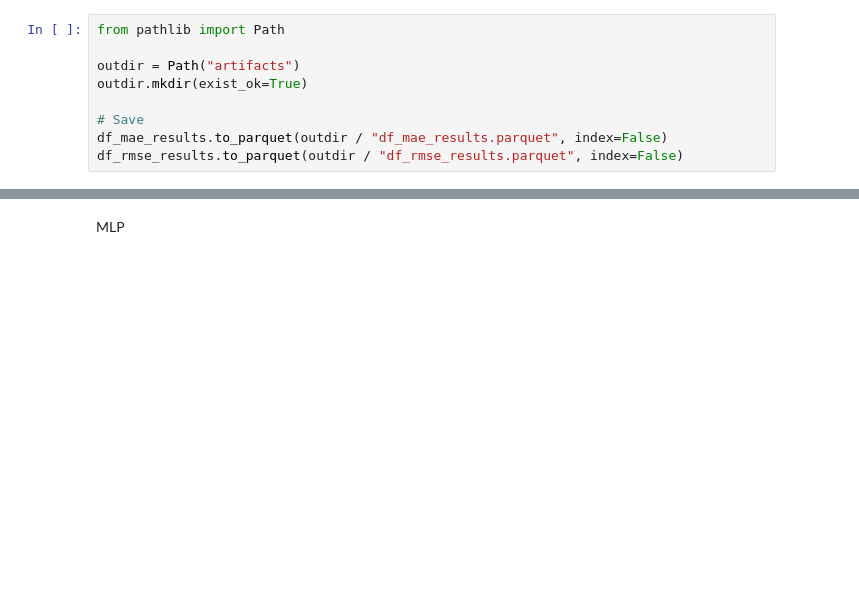
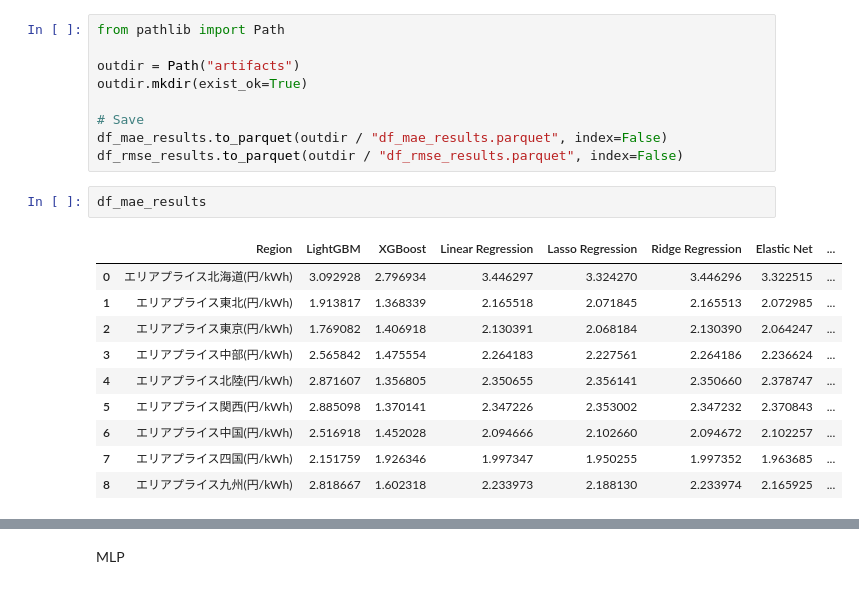
Before and after one commit to palakpaneerer/electricity_price_forecast, a Jupyter notebook: myproject/myproject/models/lightgbm.ipynb, the cells around one changed output, grey strips where cells are left out. Drawn from its saved outputs; the diff is of its cells as text; blank space fills up the shorter version.

Commit message:
result update

```diff
--- a/myproject/myproject/models/lightgbm.ipynb
+++ b/myproject/myproject/models/lightgbm.ipynb
@@ -1382,3 +1382,16 @@ outdir.mkdir(exist_ok=True)
 # Save
 df_mae_results.to_parquet(outdir / "df_mae_results.parquet", index=False)
 df_rmse_results.to_parquet(outdir / "df_rmse_results.parquet", index=False)
+# %%
+df_mae_results
+# %% [output]
+|  | Region | LightGBM | XGBoost | Linear Regression | Lasso Regression | Ridge Regression | Elastic Net | ... |
+| 0 | エリアプライス北海道(円/kWh) | 3.092928 | 2.796934 | 3.446297 | 3.324270 | 3.446296 | 3.322515 | ... |
+| 1 | エリアプライス東北(円/kWh) | 1.913817 | 1.368339 | 2.165518 | 2.071845 | 2.165513 | 2.072985 | ... |
+| 2 | エリアプライス東京(円/kWh) | 1.769082 | 1.406918 | 2.130391 | 2.068184 | 2.130390 | 2.064247 | ... |
+| 3 | エリアプライス中部(円/kWh) | 2.565842 | 1.475554 | 2.264183 | 2.227561 | 2.264186 | 2.236624 | ... |
+| 4 | エリアプライス北陸(円/kWh) | 2.871607 | 1.356805 | 2.350655 | 2.356141 | 2.350660 | 2.378747 | ... |
+| 5 | エリアプライス関西(円/kWh) | 2.885098 | 1.370141 | 2.347226 | 2.353002 | 2.347232 | 2.370843 | ... |
+| 6 | エリアプライス中国(円/kWh) | 2.516918 | 1.452028 | 2.094666 | 2.102660 | 2.094672 | 2.102257 | ... |
+| 7 | エリアプライス四国(円/kWh) | 2.151759 | 1.926346 | 1.997347 | 1.950255 | 1.997352 | 1.963685 | ... |
+| 8 | エリアプライス九州(円/kWh) | 2.818667 | 1.602318 | 2.233973 | 2.188130 | 2.233974 | 2.165925 | ... |
```
Also changed, not shown: parts of 5 cells of this notebook, 2 other files.
